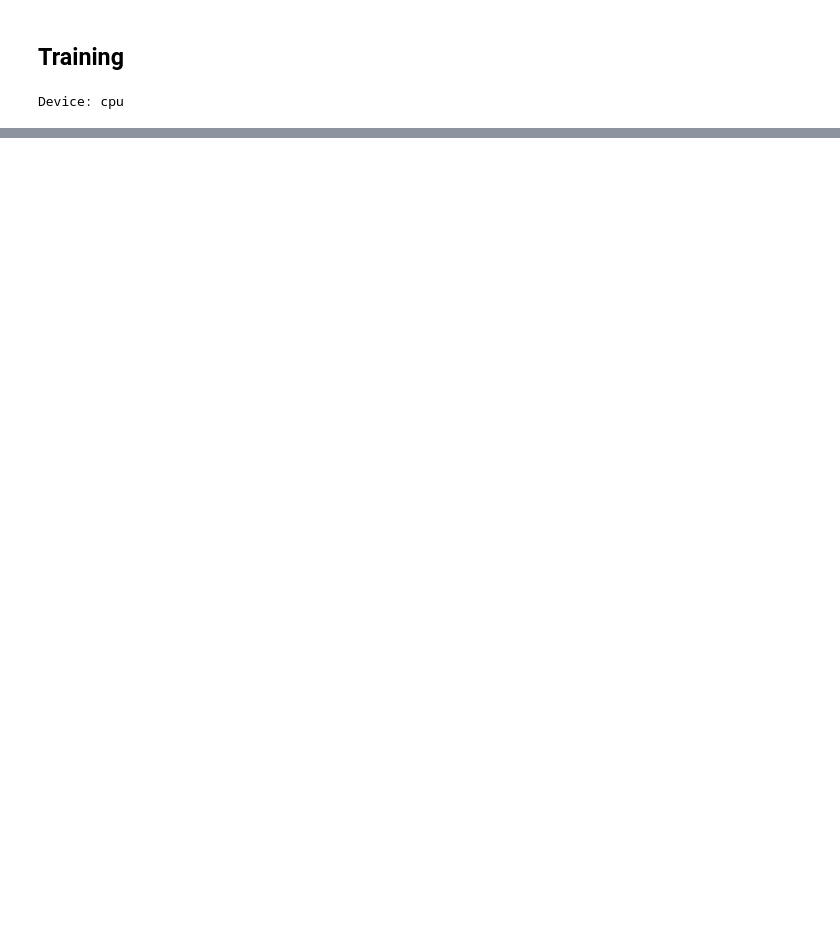
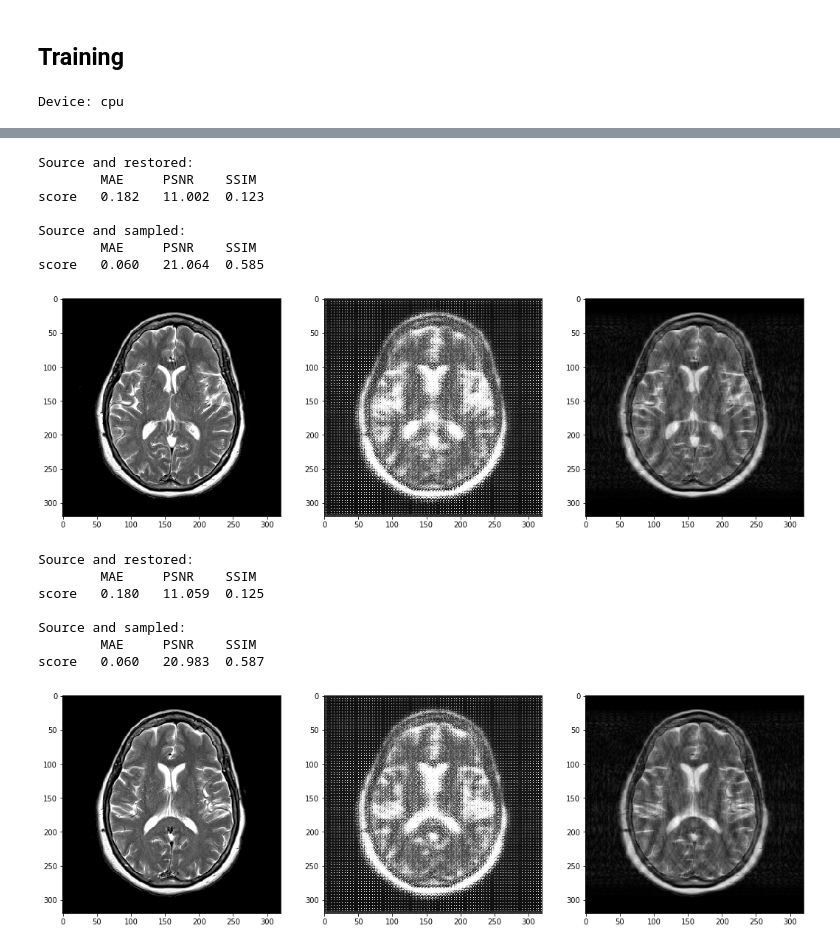
Before and after one commit to alexey-pronkin/fastMRI-ML-project, a Jupyter notebook: train.ipynb, the cells around one changed output, grey strips where cells are left out. Saved outputs shown, nothing was run; the diff lists cells and outputs as text; code cells hidden in the pictures; blank space fills up the shorter version.

```diff
--- a/train.ipynb
+++ b/train.ipynb
@@ -202,9 +350,6 @@ torch.manual_seed(RANDOM_STATE)
 
 G = Generator(64)
 D = Discriminator(64)
-
-G.weight_init(mean=0.0, std=0.02)
-D.weight_init(mean=0.0, std=0.02)
 
 l1_lambda = 100
 lr = 0.0002
@@ -214,7 +359,7 @@ G_optimizer = torch.optim.Adam(G.parameters(), lr=lr, betas=betas)
 D_optimizer = torch.optim.Adam(D.parameters(), lr=lr, betas=betas)
 
 train_loader = torch_data.DataLoader(fmri_train, batch_size=1, shuffle=True)
-test_loader = torch_data.DataLoader(fmri_test, batch_size=1000, shuffle=False)
+val_loader = torch_data.DataLoader(fmri_val, batch_size=len(fmri_val), shuffle=False)
 
 device = torch.device('cuda:0' if torch.cuda.is_available() else 'cpu')
 print('Device:', device)
@@ -309,3 +368,7 @@ def pix2pix_train(epochs, G, D, G_optimizer, D_optimizer, l1_lambda, device,
-# %%
-epochs = 10
-pix2pix_train(epochs, G, D, G_optimizer, D_optimizer, l1_lambda, device, train_loader, test_loader)
+# %%
+%%time
+pix2pix = FastMRI_Train(G, D, G_optimizer, D_optimizer, l1_lambda,
+                        acceleration, PATH_TO_MODELS, PATH_TO_LOGS, device)
+
+epochs = 4
+pix2pix.train(epochs, train_loader, val_loader, verbose=True, logging=True)
@@ -311,0 +393,42 @@ pix2pix_train(epochs, G, D, G_optimizer, D_optimizer, l1_lambda, device, train_l
+# %%
+G = load_torch_model(Generator(), os.path.join(pix2pix.models_dir, 'G_best.pth'))
+D = load_torch_model(Discriminator(), os.path.join(pix2pix.models_dir, 'D_best.pth'))
+# %%
+n = 3
+
+for i, (source, sampled) in enumerate(train_loader, 1):
+
+    restored = G(sampled)
+
+    fig, axis = plt.subplots(1, 3, figsize=(18, 16))
+    axis[0].imshow(source[0, 0], cmap='gray', vmin=0, vmax=1)
+    axis[2].imshow(sampled[0, 0], cmap='gray', vmin=0, vmax=1)
+    axis[1].imshow(restored[0, 0].data, cmap='gray', vmin=0, vmax=1)
+
+    print('Source and restored:')
+    compare_imgs(source.data.squeeze(), restored.data.squeeze(), verbose=True)
+    print('\nSource and sampled:')
+    compare_imgs(source.data.squeeze(), sampled.data.squeeze(), verbose=True)
+
+
+    plt.show()
+
+    if i >= n:
+        break
+# %% [output]
+Source and restored:
+        MAE     PSNR    SSIM
+score   0.182   11.002  0.123
+
+Source and sampled:
+        MAE     PSNR    SSIM
+score   0.060   21.064  0.585
+[figure, added]
+Source and restored:
+        MAE     PSNR    SSIM
+score   0.180   11.059  0.125
+
+Source and sampled:
+        MAE     PSNR    SSIM
+score   0.060   20.983  0.587
+[figure, added]
```
Also changed, not shown: parts of 18 cells of this notebook, 2 other files.
